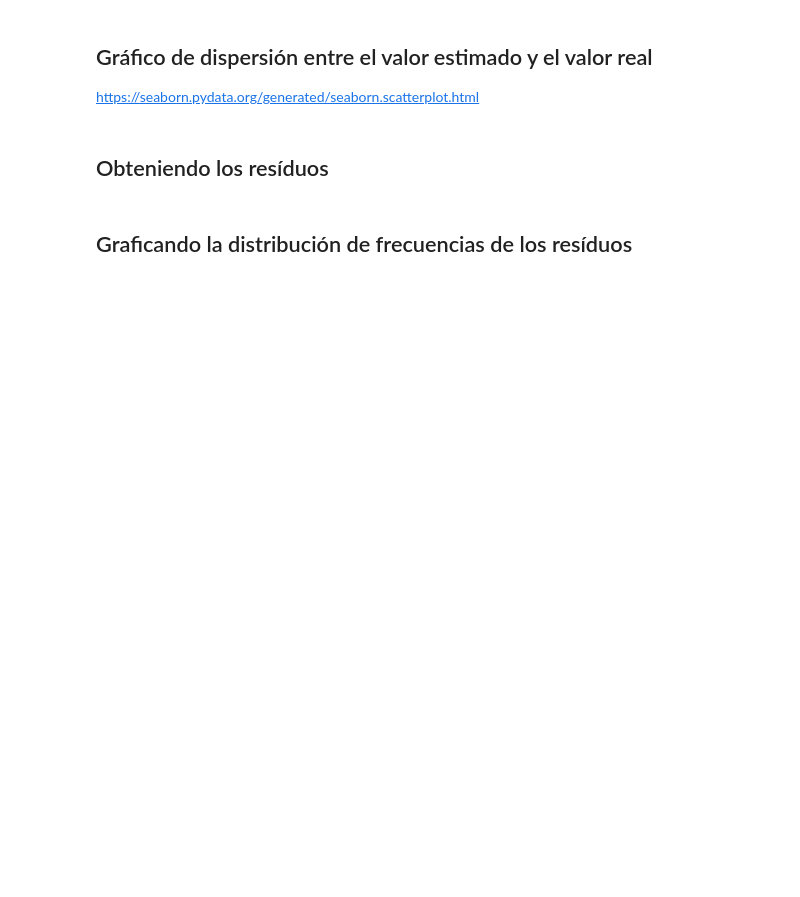
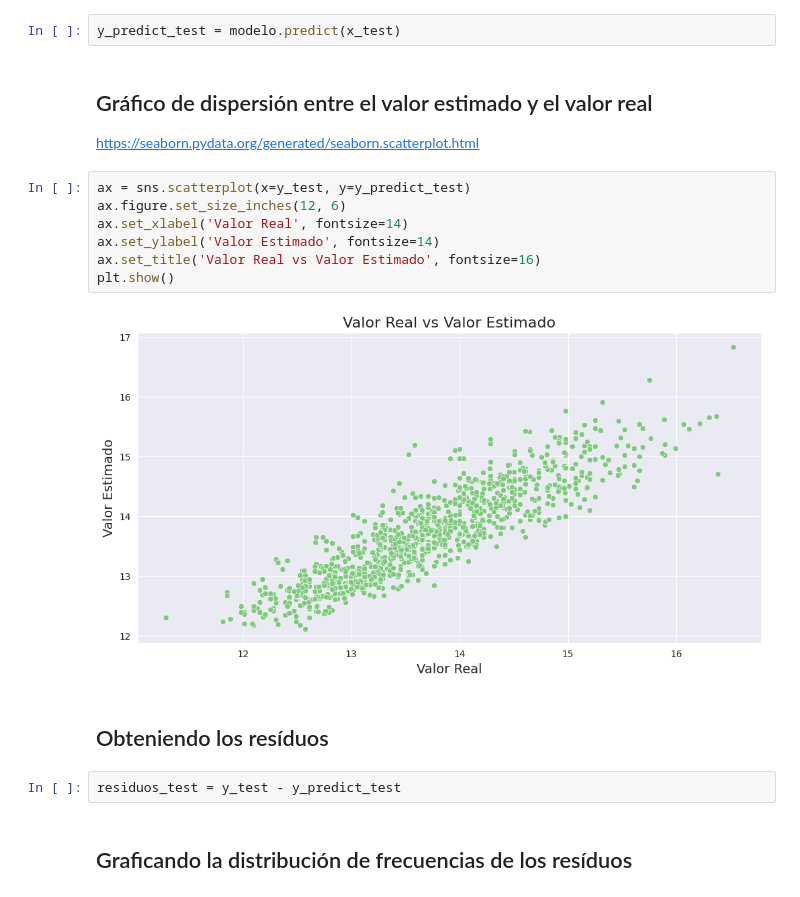
Before and after one commit to JCSR2022/Alura_Data_Science, a Jupyter notebook: Advanced_Modeling_Techniques/2212_Regresion_lineal.ipynb, the cells around one changed output. Cells and saved outputs as stored; diff of their text form; blank space fills up the shorter version.

```diff
--- a/Advanced_Modeling_Techniques/2212_Regresion_lineal.ipynb
+++ b/Advanced_Modeling_Techniques/2212_Regresion_lineal.ipynb
@@ -855,11 +897,24 @@ https://docs.scipy.org/doc/numpy/reference/generated/numpy.append.html?#numpy.ap
 <hr style='border: 2px solid red;'>
 # %% [markdown]
 ## Generando las previsiones del modelo para los datos de Entrenamiento
+# %%
+y_predict_test = modelo.predict(x_test)
 # %% [markdown]
 ## Gráfico de dispersión entre el valor estimado y el valor real
 
 https://seaborn.pydata.org/generated/seaborn.scatterplot.html
+# %%
+ax = sns.scatterplot(x=y_test, y=y_predict_test)
+ax.figure.set_size_inches(12, 6)
+ax.set_xlabel('Valor Real', fontsize=14)
+ax.set_ylabel('Valor Estimado', fontsize=14)
+ax.set_title('Valor Real vs Valor Estimado', fontsize=16)
+plt.show()
+# %% [output]
+[figure, added]
 # %% [markdown]
 ## Obteniendo los resíduos
+# %%
+residuos_test = y_test - y_predict_test
 # %% [markdown]
 ## Graficando la distribución de frecuencias de los resíduos
```
Also changed, not shown: parts of 13 cells of this notebook.
